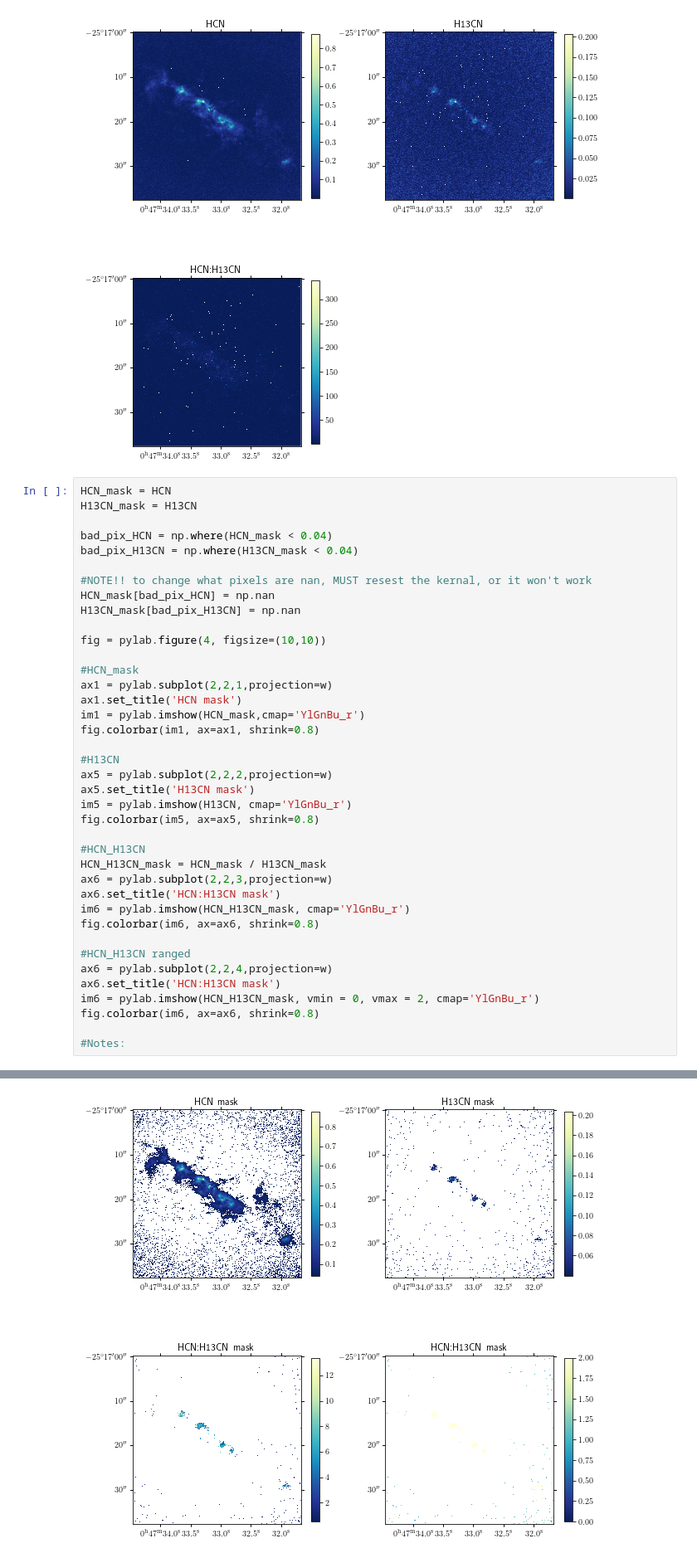
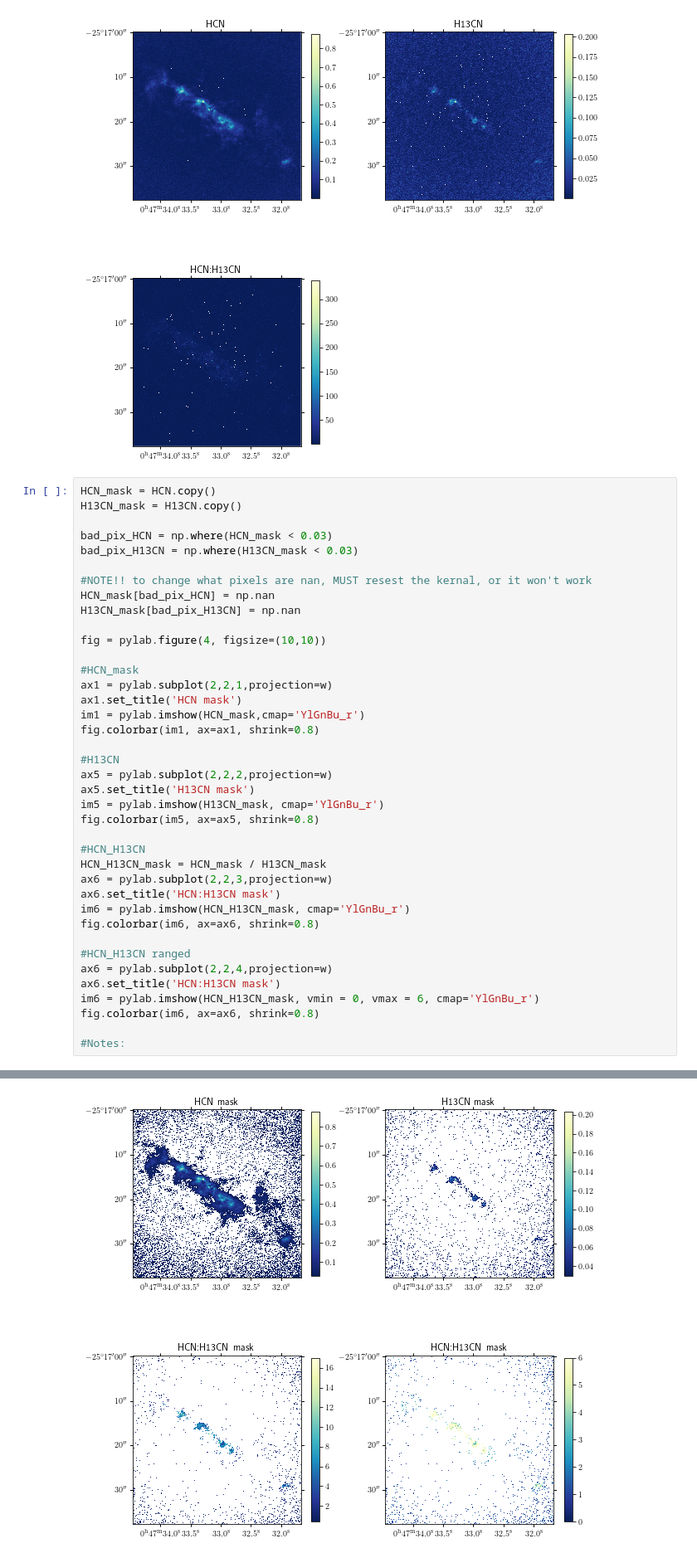
Before and after one commit to annadavidson/Summer-2020-Research, a Jupyter notebook: Noise Test for Ratio Maps.ipynb, the cells around one changed output, grey strips where cells are left out. Shown at 83% size. Cells and saved outputs as stored; diff of their text form.

```diff
--- a/Noise Test for Ratio Maps.ipynb
+++ b/Noise Test for Ratio Maps.ipynb
@@ -223,47 +223,47 @@ fig.colorbar(im6, ax=ax6, shrink=0.8)
 <matplotlib.colorbar.Colorbar at 0x...>
 [figure]
 # %%
-HCN_mask = HCN
-H13CN_mask = H13CN
+HCN_mask = HCN.copy()
+H13CN_mask = H13CN.copy()
 
-bad_pix_HCN = np.where(HCN_mask < 0.04)
-bad_pix_H13CN = np.where(H13CN_mask < 0.04)
+bad_pix_HCN = np.where(HCN_mask < 0.03)
+bad_pix_H13CN = np.where(H13CN_mask < 0.03)
 
 #NOTE!! to change what pixels are nan, MUST resest the kernal, or it won't work
 HCN_mask[bad_pix_HCN] = np.nan
 H13CN_mask[bad_pix_H13CN] = np.nan
 
 fig = pylab.figure(4, figsize=(10,10))
 
 #HCN_mask
 ax1 = pylab.subplot(2,2,1,projection=w)
 ax1.set_title('HCN mask')
 im1 = pylab.imshow(HCN_mask,cmap='YlGnBu_r')
 fig.colorbar(im1, ax=ax1, shrink=0.8)
 
 #H13CN
 ax5 = pylab.subplot(2,2,2,projection=w)
 ax5.set_title('H13CN mask')
-im5 = pylab.imshow(H13CN, cmap='YlGnBu_r')
+im5 = pylab.imshow(H13CN_mask, cmap='YlGnBu_r')
 fig.colorbar(im5, ax=ax5, shrink=0.8)
 
 #HCN_H13CN
 HCN_H13CN_mask = HCN_mask / H13CN_mask
 ax6 = pylab.subplot(2,2,3,projection=w)
 ax6.set_title('HCN:H13CN mask')
 im6 = pylab.imshow(HCN_H13CN_mask, cmap='YlGnBu_r')
 fig.colorbar(im6, ax=ax6, shrink=0.8)
 
 #HCN_H13CN ranged
 ax6 = pylab.subplot(2,2,4,projection=w)
 ax6.set_title('HCN:H13CN mask')
-im6 = pylab.imshow(HCN_H13CN_mask, vmin = 0, vmax = 2, cmap='YlGnBu_r')
+im6 = pylab.imshow(HCN_H13CN_mask, vmin = 0, vmax = 6, cmap='YlGnBu_r')
 fig.colorbar(im6, ax=ax6, shrink=0.8)
 
 #Notes:
 # %% [output]
 <matplotlib.colorbar.Colorbar at 0x...>
-[figure, old version]
+[figure, new version]
 # %%
 #H13COp
 fig = pylab.figure(3, figsize=(10,10))
```
Also changed, not shown: parts of 8 cells of this notebook.
